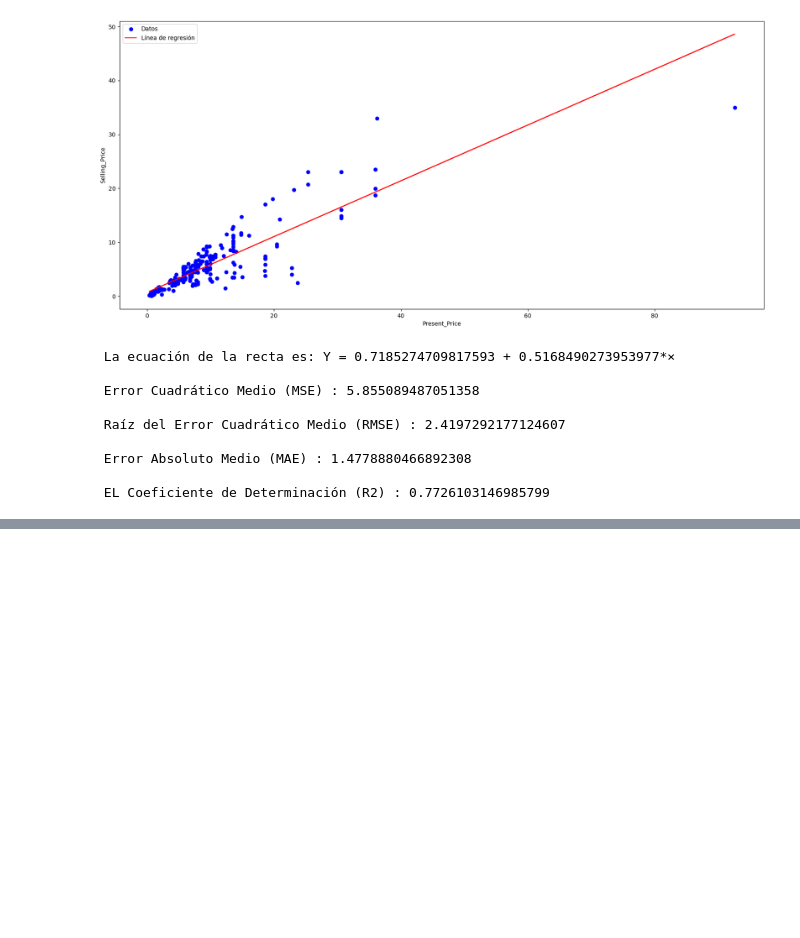
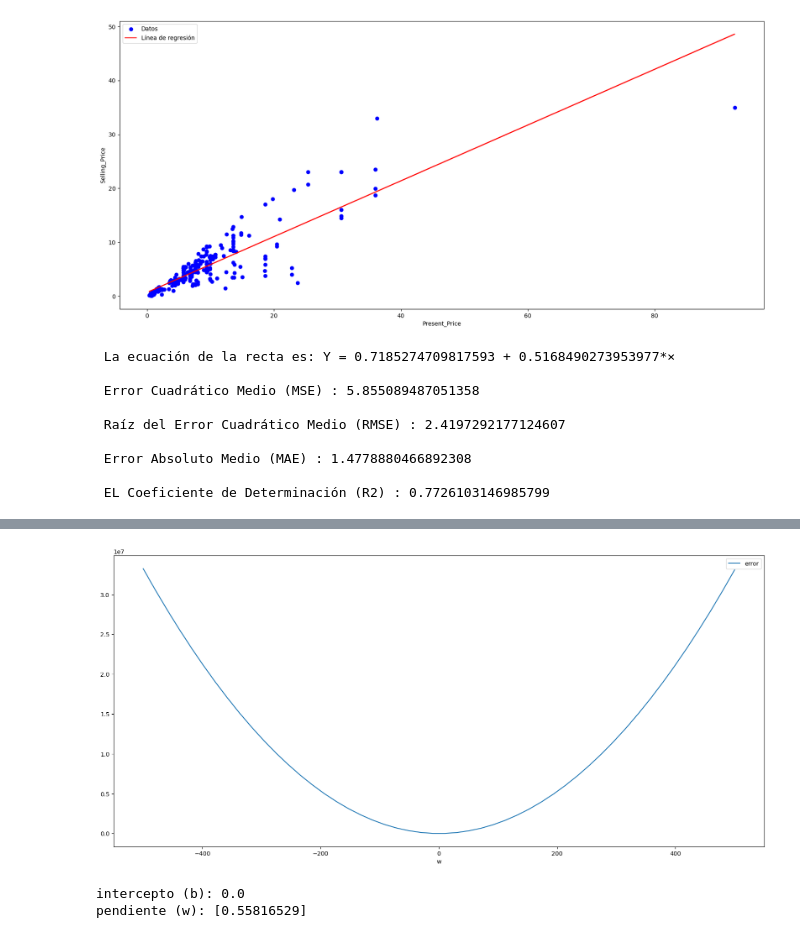
Before and after one commit to DaElias/Universidad-Nacional-Abierta-y-a-Distancia-Actividades, a Jupyter notebook: Linear_Regression/main.ipynb, the cells around one changed output, grey strips where cells are left out. Saved outputs shown, nothing was run; the diff lists cells and outputs as text; code cells hidden in the pictures; blank space fills up the shorter version.

Commit message:
feat: improve model

```diff
--- a/Linear_Regression/main.ipynb
+++ b/Linear_Regression/main.ipynb
@@ -197,6 +149,9 @@ print()
 print(f" Error Absoluto Medio (MAE) : {mae}")
 print()
 print(f" EL Coeficiente de Determinación (R2) : {r2}")
+df['pred'] = Y_pred
+df['diff'] = df['pred']-df['Selling_Price']
+df['cuad'] = df['diff']**2
 # %% [output]
 [figure]
  La ecuación de la recta es: Y = 0.7185274709817593 + 0.5168490273953977*×
@@ -210,0 +182,35 @@ print(f" EL Coeficiente de Determinación (R2) : {r2}")
+# %%
+def sum_error(w, train):
+    b=0
+    train['pred'] = train['Present_Price']*w+b
+    train['diff'] = train['pred']-train['Selling_Price']
+    train['cuad'] = train['diff']**2
+    return(train['cuad'].mean())
+
+# grid de la funcion de error basado en m, b=0
+w = np.linspace(-500,500)
+grid_error = pd.DataFrame(w, columns=['w'])
+grid_error.head()
+train = df
+grid_error['error']=grid_error['w'].apply(lambda x: sum_error(x, train=train))
+grid_error.head()
+grid_error.plot(x='w',y='error')
+plt.show()
+# %% [output]
+[figure, added]
+# %%
+
+# definiendo input y output
+X_train = np.array(train['Present_Price']).reshape((-1, 1))
+Y_train = np.array(train['Selling_Price'])
+
+# creando modelo
+model = LinearRegression(fit_intercept=False)
+model.fit(X_train, Y_train)
+
+# imprimiendo parametros
+print(f"intercepto (b): {model.intercept_}")
+print(f"pendiente (w): {model.coef_}")
+# %% [output]
+intercepto (b): 0.0
+pendiente (w): [0.55816529]
```
Also changed, not shown: parts of 3 cells of this notebook.
